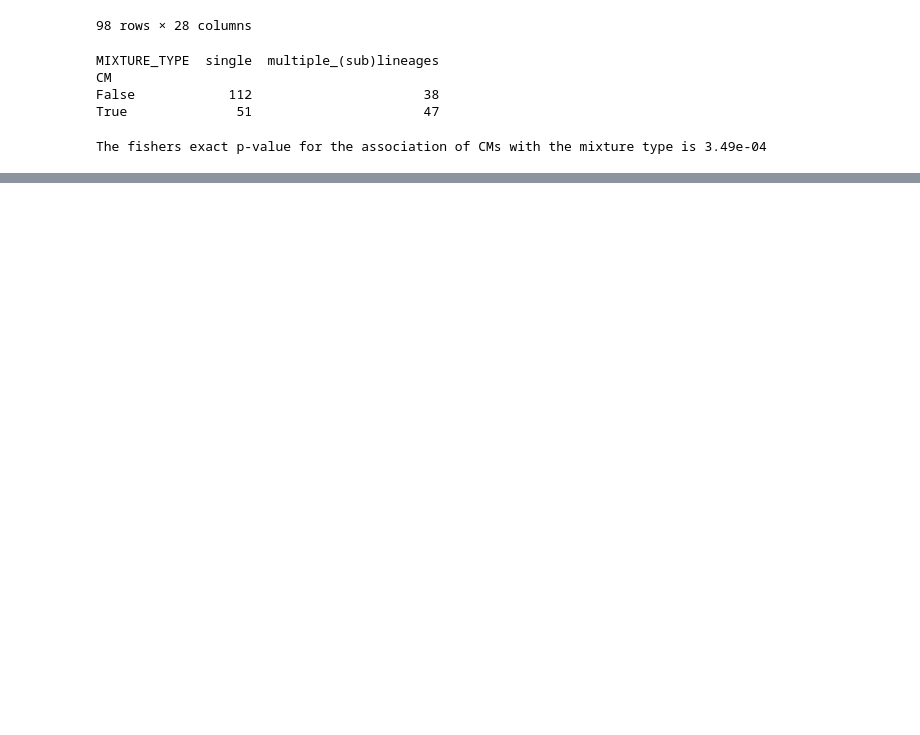
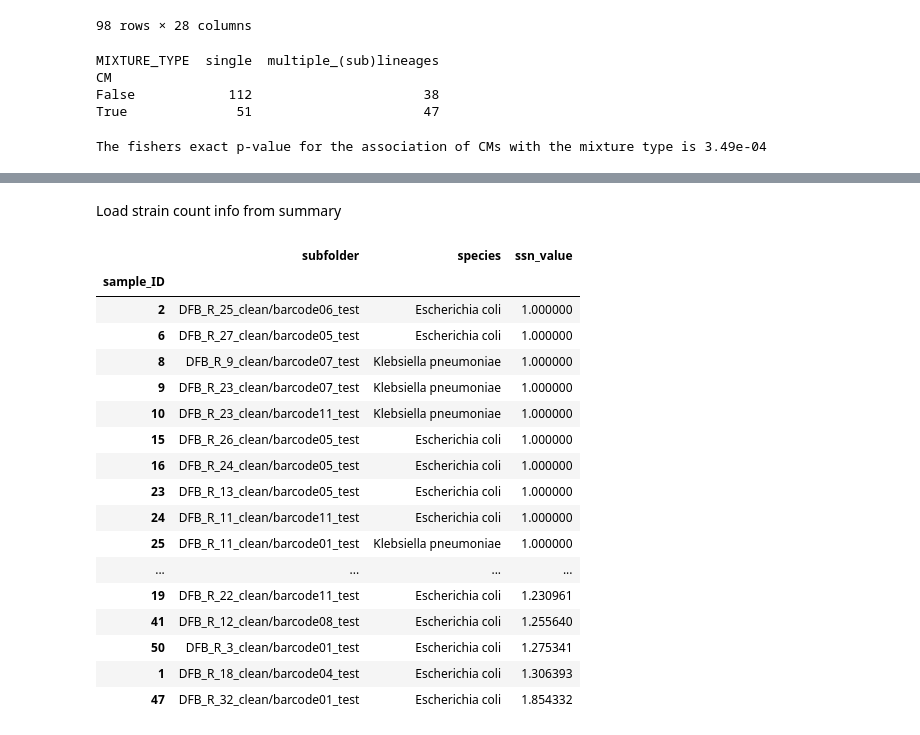
Before and after one commit to viktoria023/thesis-repository, a Jupyter notebook: tuberculosis-RNAP-subpopulations/analysis_refactored.ipynb, the cells around one changed output, grey strips where cells are left out. Saved outputs shown, nothing was run; the diff lists cells and outputs as text; code cells hidden in the pictures; blank space fills up the shorter version.

```diff
--- a/tuberculosis-RNAP-subpopulations/analysis_refactored.ipynb
+++ b/tuberculosis-RNAP-subpopulations/analysis_refactored.ipynb
@@ -1569,0 +1615,24 @@ Testing phasing for all 85 heterogeneous samples with multiple (sub)lineages
+# %% [markdown]
+Load strain count info from summary
+# %%
+SSN_table = pd.read_csv('data/ssn_summary_clean.csv', index_col=0)
+SSN_table
+# %% [output]
+|  | subfolder | species | ssn_value |
+| sample_ID |  |  |  |
+| 2 | DFB_R_25_clean/barcode06_test | Escherichia coli | 1.000000 |
+| 6 | DFB_R_27_clean/barcode05_test | Escherichia coli | 1.000000 |
+| 8 | DFB_R_9_clean/barcode07_test | Klebsiella pneumoniae | 1.000000 |
+| 9 | DFB_R_23_clean/barcode07_test | Klebsiella pneumoniae | 1.000000 |
+| 10 | DFB_R_23_clean/barcode11_test | Klebsiella pneumoniae | 1.000000 |
+| 15 | DFB_R_26_clean/barcode05_test | Escherichia coli | 1.000000 |
+| 16 | DFB_R_24_clean/barcode05_test | Escherichia coli | 1.000000 |
+| 23 | DFB_R_13_clean/barcode05_test | Escherichia coli | 1.000000 |
+| 24 | DFB_R_11_clean/barcode11_test | Escherichia coli | 1.000000 |
+| 25 | DFB_R_11_clean/barcode01_test | Klebsiella pneumoniae | 1.000000 |
+| ... | ... | ... | ... |
+| 19 | DFB_R_22_clean/barcode11_test | Escherichia coli | 1.230961 |
+| 41 | DFB_R_12_clean/barcode08_test | Escherichia coli | 1.255640 |
+| 50 | DFB_R_3_clean/barcode01_test | Escherichia coli | 1.275341 |
+| 1 | DFB_R_18_clean/barcode04_test | Escherichia coli | 1.306393 |
+| 47 | DFB_R_32_clean/barcode01_test | Escherichia coli | 1.854332 |
```
Also changed, not shown: parts of 11 cells of this notebook.
